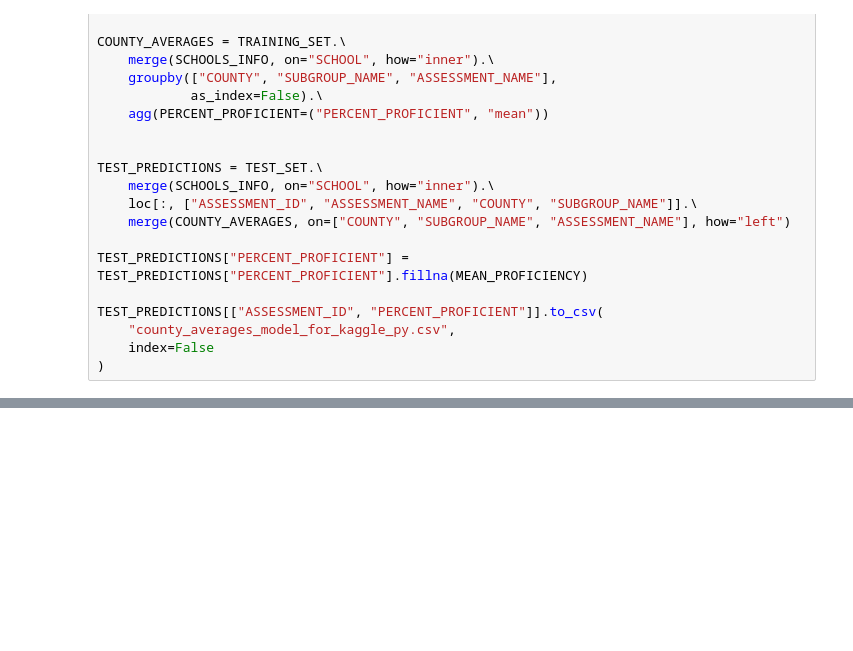
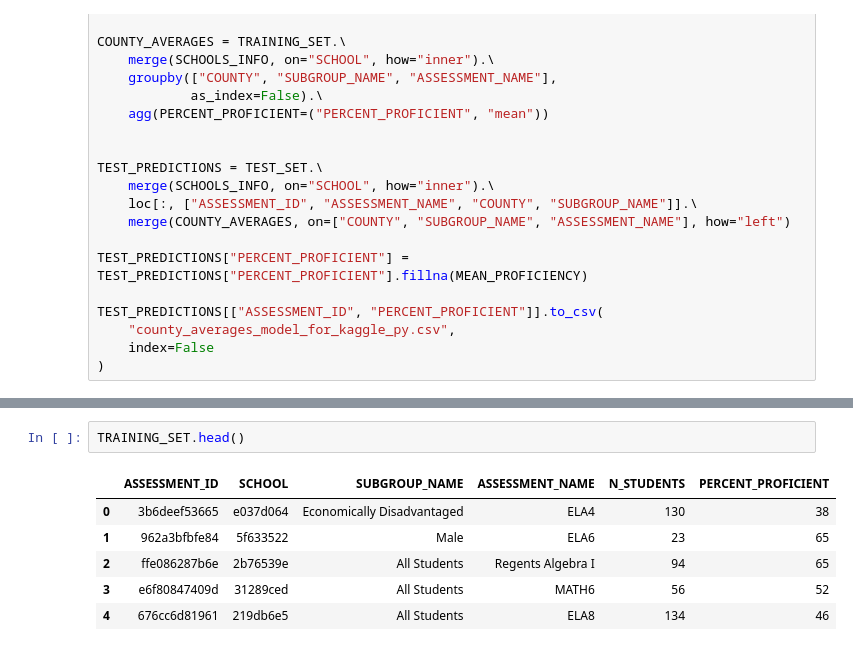
Before and after one commit to Saadman-Chowdhury-git/data-analytics-portfolio-post-MS-graduation, a Jupyter notebook: 02._ml_prediction_competition/Prediction Competition.ipynb, the cells around one changed output, grey strips where cells are left out. Saved outputs shown, nothing was run; the diff lists cells and outputs as text; blank space fills up the shorter version.

```diff
--- a/02._ml_prediction_competition/Prediction Competition.ipynb
+++ b/02._ml_prediction_competition/Prediction Competition.ipynb
@@ -63,0 +99,9 @@ $$
+# %%
+TRAINING_SET.head()
+# %% [output]
+|  | ASSESSMENT_ID | SCHOOL | SUBGROUP_NAME | ASSESSMENT_NAME | N_STUDENTS | PERCENT_PROFICIENT |
+| 0 | 3b6deef53665 | e037d064 | Economically Disadvantaged | ELA4 | 130 | 38 |
+| 1 | 962a3bfbfe84 | 5f633522 | Male | ELA6 | 23 | 65 |
+| 2 | ffe086287b6e | 2b76539e | All Students | Regents Algebra I | 94 | 65 |
+| 3 | e6f80847409d | 31289ced | All Students | MATH6 | 56 | 52 |
+| 4 | 676cc6d81961 | 219db6e5 | All Students | ELA8 | 134 | 46 |
```
Also changed, not shown: parts of 9 cells of this notebook.
